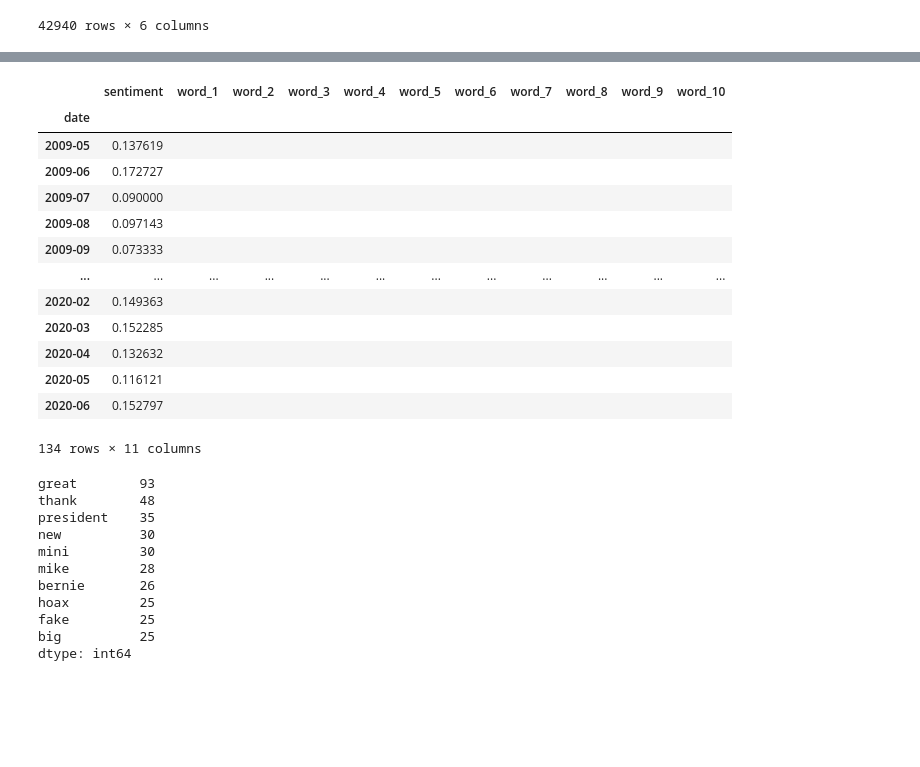
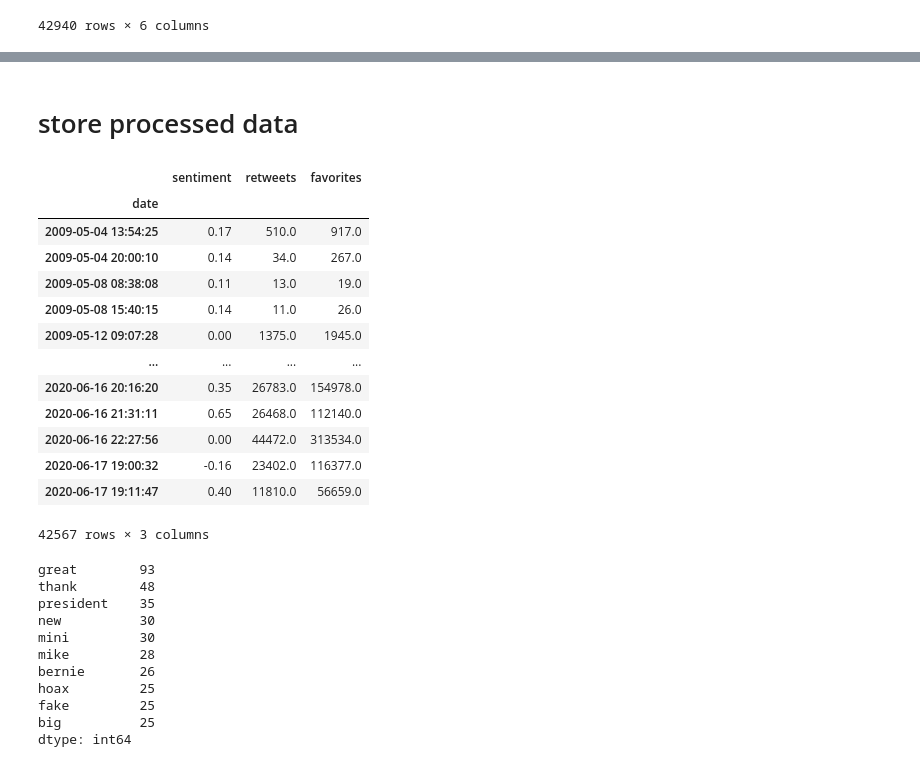
Before and after one commit to CMU-IDS-2020/a3-null-pointer, a Jupyter notebook: data_preprocessing.ipynb, the cells around one changed output, grey strips where cells are left out. Cells and saved outputs as stored; diff of their text form; code cells hidden in the pictures; blank space fills up the shorter version.

```diff
--- a/data_preprocessing.ipynb
+++ b/data_preprocessing.ipynb
@@ -110,0 +114,2 @@ Name: date, Length: 42940, dtype: object
+# %% [markdown]
+# store processed data
@@ -111,31 +118,31 @@ Name: date, Length: 42940, dtype: object
 # %%
-# group = df['sentiment'].groupby(df.date).mean()
-group = df.sentiment.groupby(df.date).mean()
-re_df = pd.DataFrame(group)
-re_df['word_1'] = ''
-re_df['word_2'] = ''
-re_df['word_3'] = ''
-re_df['word_4'] = ''
-re_df['word_5'] = ''
-re_df['word_6'] = ''
-re_df['word_7'] = ''
-re_df['word_8'] = ''
-re_df['word_9'] = ''
-re_df['word_10'] = ''
-re_df
+# # group = df['sentiment'].groupby(df.date).mean()
+# group = df.sentiment.groupby(df.date).mean()
+# re_df = pd.DataFrame(group)
+# re_df['word_1'] = ''
+# re_df['word_2'] = ''
+# re_df['word_3'] = ''
+# re_df['word_4'] = ''
+# re_df['word_5'] = ''
+# re_df['word_6'] = ''
+# re_df['word_7'] = ''
+# re_df['word_8'] = ''
+# re_df['word_9'] = ''
+# re_df['word_10'] = ''
+# re_df
 # %% [output]
-|  | sentiment | word_1 | word_2 | word_3 | word_4 | word_5 | word_6 | word_7 | word_8 | word_9 | word_10 |
-| date |  |  |  |  |  |  |  |  |  |  |  |
-| 2009-05 | 0.137619 |  |  |  |  |  |  |  |  |  |  |
-| 2009-06 | 0.172727 |  |  |  |  |  |  |  |  |  |  |
-| 2009-07 | 0.090000 |  |  |  |  |  |  |  |  |  |  |
-| 2009-08 | 0.097143 |  |  |  |  |  |  |  |  |  |  |
-| 2009-09 | 0.073333 |  |  |  |  |  |  |  |  |  |  |
-| ... | ... | ... | ... | ... | ... | ... | ... | ... | ... | ... | ... |
-| 2020-02 | 0.149363 |  |  |  |  |  |  |  |  |  |  |
-| 2020-03 | 0.152285 |  |  |  |  |  |  |  |  |  |  |
-| 2020-04 | 0.132632 |  |  |  |  |  |  |  |  |  |  |
-| 2020-05 | 0.116121 |  |  |  |  |  |  |  |  |  |  |
-| 2020-06 | 0.152797 |  |  |  |  |  |  |  |  |  |  |
+|  | sentiment | retweets | favorites |
+| date |  |  |  |
+| 2009-05-04 13:54:25 | 0.17 | 510.0 | 917.0 |
+| 2009-05-04 20:00:10 | 0.14 | 34.0 | 267.0 |
+| 2009-05-08 08:38:08 | 0.11 | 13.0 | 19.0 |
+| 2009-05-08 15:40:15 | 0.14 | 11.0 | 26.0 |
+| 2009-05-12 09:07:28 | 0.00 | 1375.0 | 1945.0 |
+| ... | ... | ... | ... |
+| 2020-06-16 20:16:20 | 0.35 | 26783.0 | 154978.0 |
+| 2020-06-16 21:31:11 | 0.65 | 26468.0 | 112140.0 |
+| 2020-06-16 22:27:56 | 0.00 | 44472.0 | 313534.0 |
+| 2020-06-17 19:00:32 | -0.16 | 23402.0 | 116377.0 |
+| 2020-06-17 19:11:47 | 0.40 | 11810.0 | 56659.0 |
-134 rows × 11 columns
+42567 rows × 3 columns
 # %%
```
Also changed, not shown: parts of 8 cells of this notebook, 2 other files.
